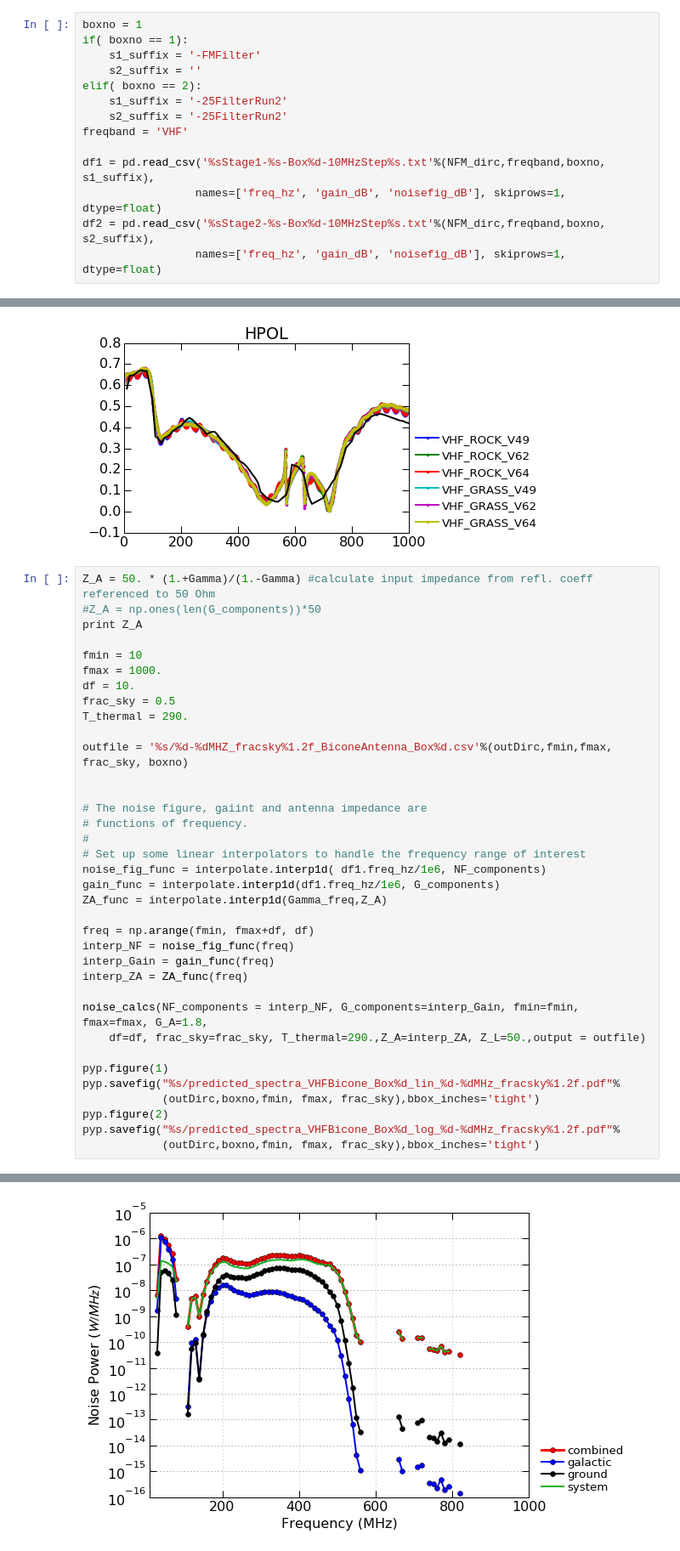
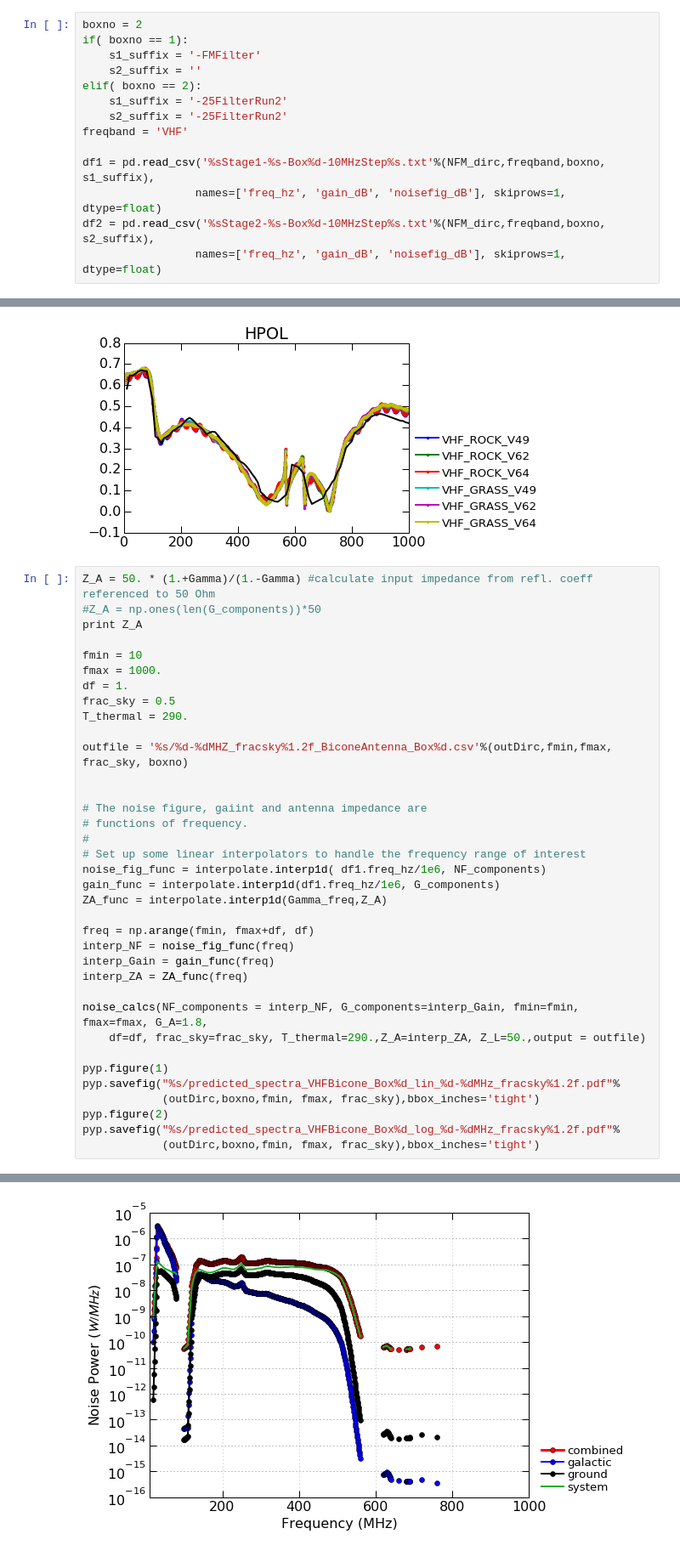
Before and after one commit to swissel/beacon_notebooks, a Jupyter notebook: BEACON Freq Dep Noise Spectra Prediction.ipynb, the cells around one changed output, grey strips where cells are left out. Shown at 85% size. Drawn from its saved outputs; the diff is of its cells as text.

```diff
--- a/BEACON Freq Dep Noise Spectra Prediction.ipynb
+++ b/BEACON Freq Dep Noise Spectra Prediction.ipynb
@@ -507,7 +507,7 @@ pyp.savefig("%s/predicted_spectra_TerminatedInput_Box%d_log_%d-%dMHz_fracsky%1.2
 # %% [markdown]
 ## Predicted based on measured gain / noise figure
 # %%
-boxno = 1
+boxno = 2
 if( boxno == 1):
     s1_suffix = '-FMFilter'
     s2_suffix = ''
@@ -721,36 +723,36 @@ print Z_A
 
 fmin = 10
 fmax = 1000.
-df = 10.
+df = 1.
 frac_sky = 0.5
 T_thermal = 290.
 
 outfile = '%s/%d-%dMHZ_fracsky%1.2f_BiconeAntenna_Box%d.csv'%(outDirc,fmin,fmax, frac_sky, boxno)
 
 
 # The noise figure, gaiint and antenna impedance are
 # functions of frequency.
 #
 # Set up some linear interpolators to handle the frequency range of interest
 noise_fig_func = interpolate.interp1d( df1.freq_hz/1e6, NF_components)
 gain_func = interpolate.interp1d(df1.freq_hz/1e6, G_components)
 ZA_func = interpolate.interp1d(Gamma_freq,Z_A)
 
 freq = np.arange(fmin, fmax+df, df)
 interp_NF = noise_fig_func(freq)
 interp_Gain = gain_func(freq)
 interp_ZA = ZA_func(freq)
 
 noise_calcs(NF_components = interp_NF, G_components=interp_Gain, fmin=fmin, fmax=fmax, G_A=1.8,
     df=df, frac_sky=frac_sky, T_thermal=290.,Z_A=interp_ZA, Z_L=50.,output = outfile)
 
 pyp.figure(1)
 pyp.savefig("%s/predicted_spectra_VHFBicone_Box%d_lin_%d-%dMHz_fracsky%1.2f.pdf"%
             (outDirc,boxno,fmin, fmax, frac_sky),bbox_inches='tight')
 pyp.figure(2)
 pyp.savefig("%s/predicted_spectra_VHFBicone_Box%d_log_%d-%dMHz_fracsky%1.2f.pdf"%
             (outDirc,boxno,fmin, fmax, frac_sky),bbox_inches='tight')
 # %% [output]
 [ 212.56983466  226.62845613  231.80595427 ...,   94.7813739    95.72348352
    96.30856586]
-[figure, old version]
+[figure, new version]
```
Also changed, not shown: parts of 9 cells of this notebook, 2 other files.
